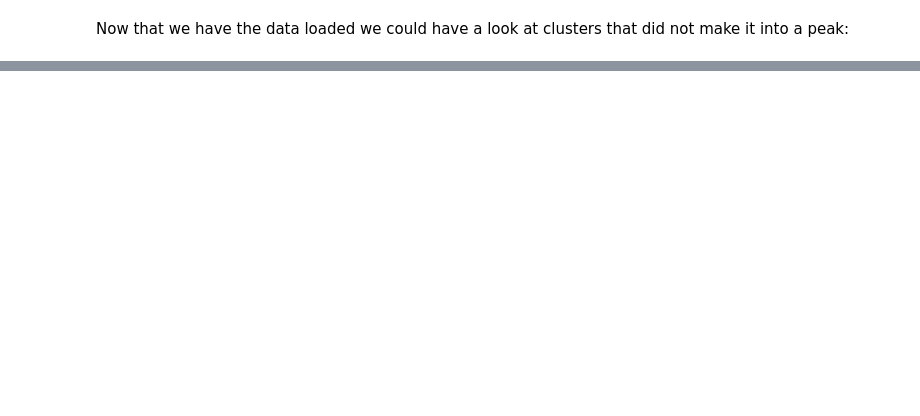
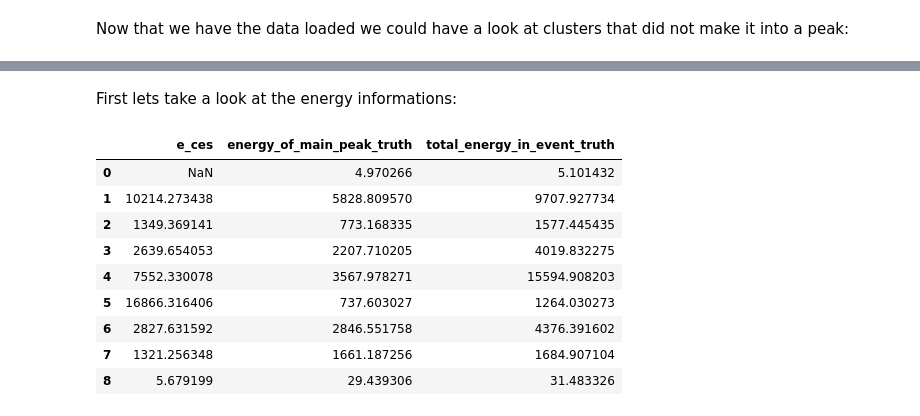
Before and after one commit to XENONnT/fuse, a Jupyter notebook: examples/5_Simulation_Truth.ipynb, the cells around one changed output, grey strips where cells are left out. Drawn from its saved outputs; the diff is of its cells as text; code cells hidden in the pictures; blank space fills up the shorter version.

```diff
--- a/examples/5_Simulation_Truth.ipynb
+++ b/examples/5_Simulation_Truth.ipynb
@@ -221,0 +241,15 @@ microphysics_summary.query("in_a_peak == False").head()
+# %% [markdown]
+First lets take a look at the energy informations:
+# %%
+event_data[["e_ces", "energy_of_main_peak_truth", "total_energy_in_event_truth"]]
+# %% [output]
+|  | e_ces | energy_of_main_peak_truth | total_energy_in_event_truth |
+| 0 | NaN | 4.970266 | 5.101432 |
+| 1 | 10214.273438 | 5828.809570 | 9707.927734 |
+| 2 | 1349.369141 | 773.168335 | 1577.445435 |
+| 3 | 2639.654053 | 2207.710205 | 4019.832275 |
+| 4 | 7552.330078 | 3567.978271 | 15594.908203 |
+| 5 | 16866.316406 | 737.603027 | 1264.030273 |
+| 6 | 2827.631592 | 2846.551758 | 4376.391602 |
+| 7 | 1321.256348 | 1661.187256 | 1684.907104 |
+| 8 | 5.679199 | 29.439306 | 31.483326 |
```
Also changed, not shown: parts of 15 cells of this notebook.
